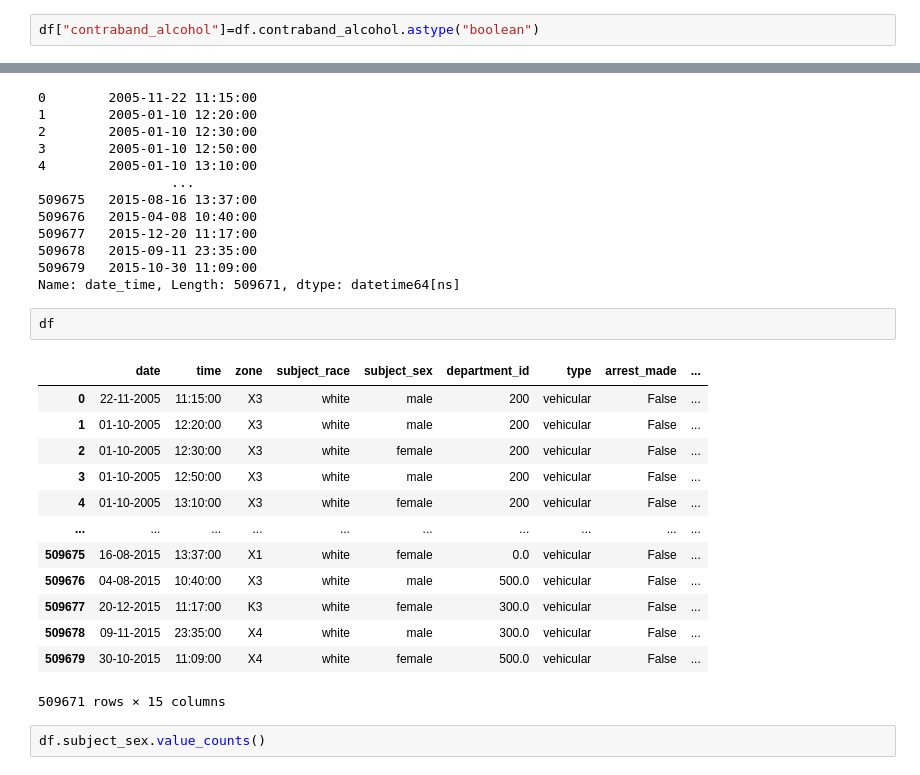
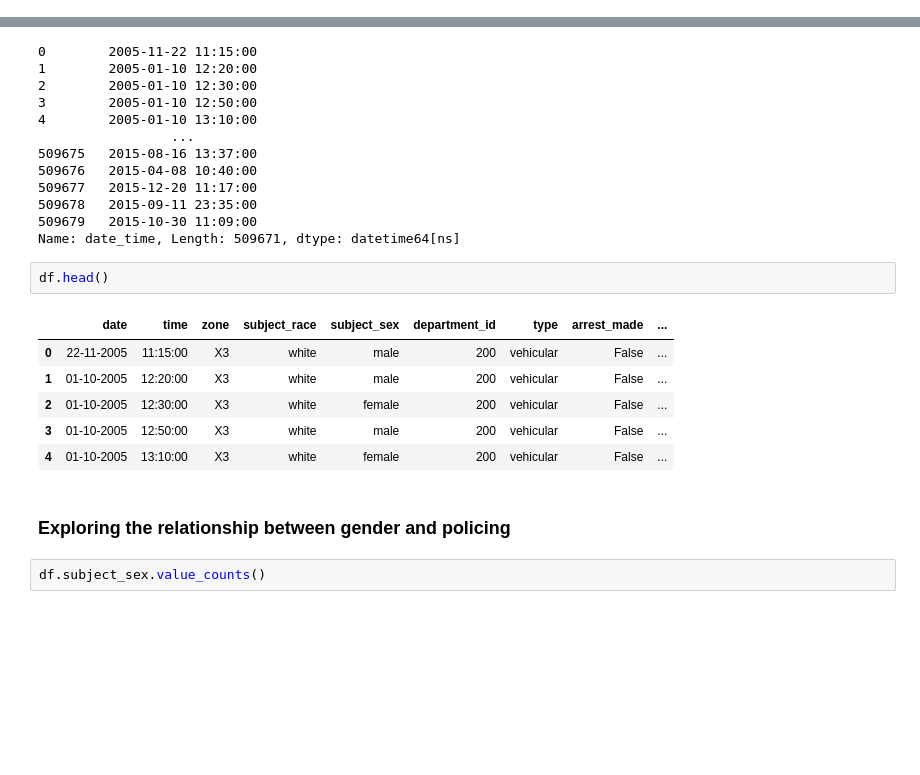
Before and after one commit to nevracorapsiz/Analyzing-Rhode-Island-Traffic-Stops, a Jupyter notebook: RI_TRAFFIC_STOPS.ipynb, the cells around one changed output, grey strips where cells are left out. Cells and saved outputs as stored; diff of their text form; blank space fills up the shorter version.

```diff
--- a/RI_TRAFFIC_STOPS.ipynb
+++ b/RI_TRAFFIC_STOPS.ipynb
@@ -109,8 +98,6 @@ df["contraband_found"]=df.contraband_found.astype("boolean")
 df["contraband_drugs"]=df.contraband_drugs.astype("boolean")
 df["contraband_weapons"]=df.contraband_weapons.astype("boolean")
 df["contraband_alcohol"]=df.contraband_alcohol.astype("boolean")
-# %%
-df["contraband_alcohol"]=df.contraband_alcohol.astype("boolean")
 # %%
 df.dtypes
 # %% [output]
@@ -167,21 +163,16 @@ df.date_time
 509679   2015-10-30 11:09:00
 Name: date_time, Length: 509671, dtype: datetime64[ns]
 # %%
-df
+df.head()
 # %% [output]
 |  | date | time | zone | subject_race | subject_sex | department_id | type | arrest_made | ... |
 | 0 | 22-11-2005 | 11:15:00 | X3 | white | male | 200 | vehicular | False | ... |
 | 1 | 01-10-2005 | 12:20:00 | X3 | white | male | 200 | vehicular | False | ... |
 | 2 | 01-10-2005 | 12:30:00 | X3 | white | female | 200 | vehicular | False | ... |
 | 3 | 01-10-2005 | 12:50:00 | X3 | white | male | 200 | vehicular | False | ... |
 | 4 | 01-10-2005 | 13:10:00 | X3 | white | female | 200 | vehicular | False | ... |
-| ... | ... | ... | ... | ... | ... | ... | ... | ... | ... |
-| 509675 | 16-08-2015 | 13:37:00 | X1 | white | female | 0.0 | vehicular | False | ... |
-| 509676 | 04-08-2015 | 10:40:00 | X3 | white | male | 500.0 | vehicular | False | ... |
-| 509677 | 20-12-2015 | 11:17:00 | K3 | white | female | 300.0 | vehicular | False | ... |
-| 509678 | 09-11-2015 | 23:35:00 | X4 | white | male | 300.0 | vehicular | False | ... |
-| 509679 | 30-10-2015 | 11:09:00 | X4 | white | female | 500.0 | vehicular | False | ... |
-509671 rows × 15 columns
+# %% [markdown]
+### Exploring the relationship between gender and policing
 # %%
 df.subject_sex.value_counts()
 # %% [output]
```
Also changed, not shown: parts of 15 cells of this notebook.
